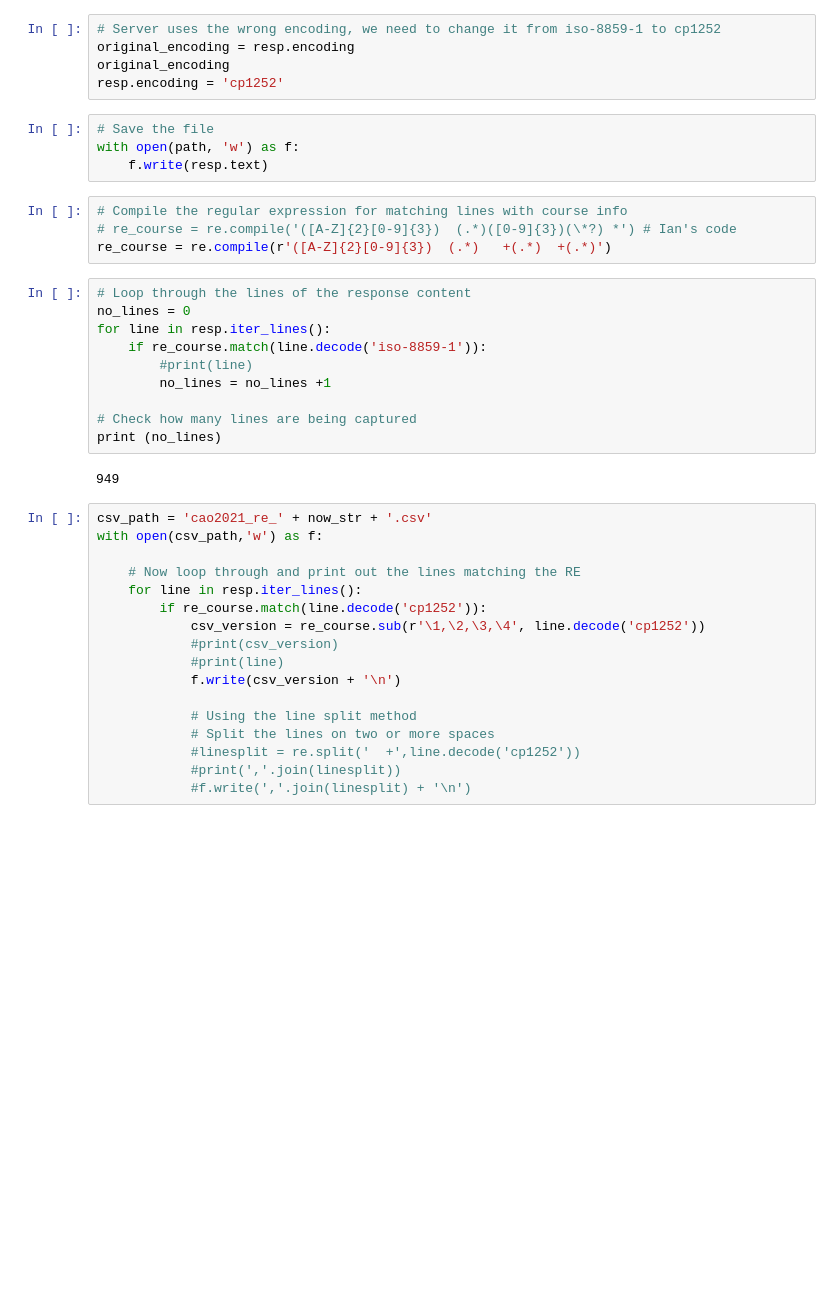
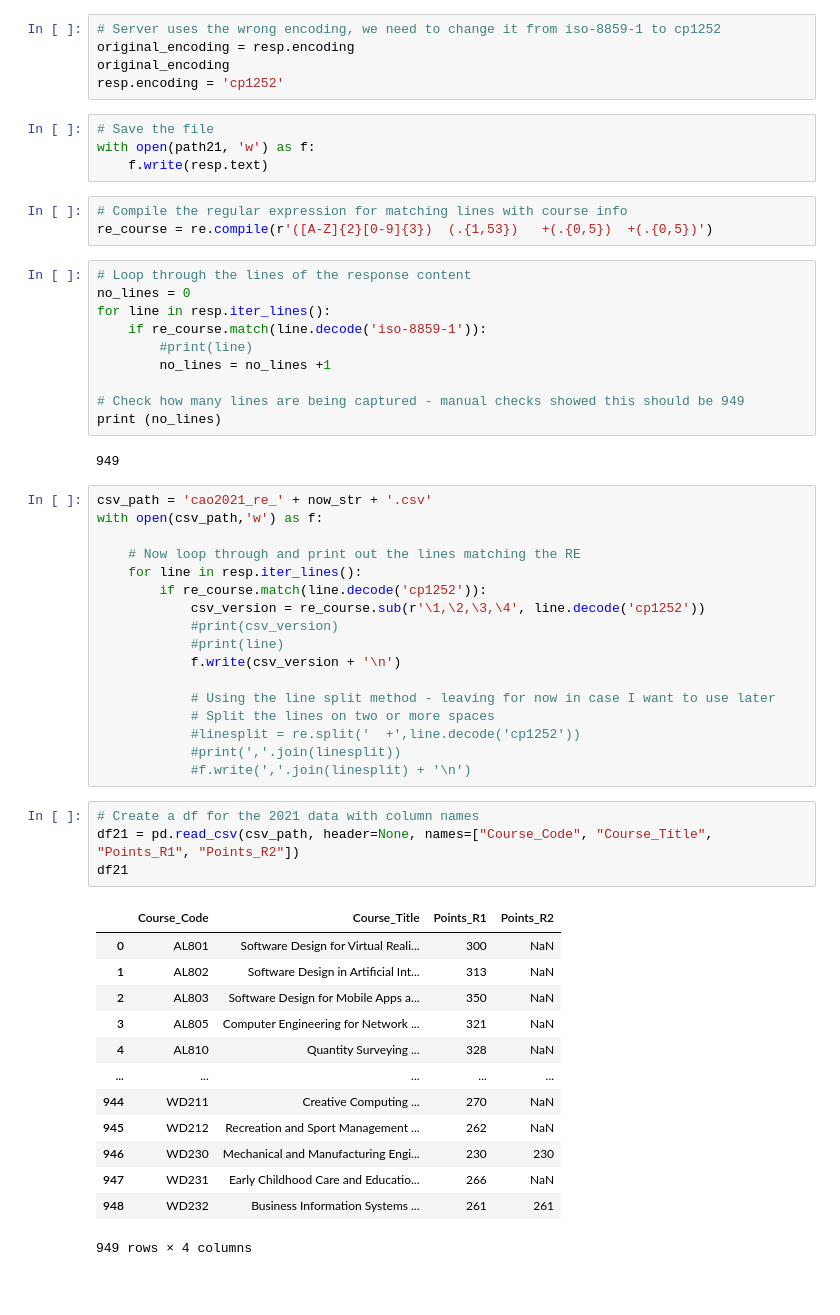
Before and after one commit to G00398258/fundsofda-assessment, a Jupyter notebook: cao.ipynb, the cells around one changed output. Drawn from its saved outputs; the diff is of its cells as text; blank space fills up the shorter version.

```diff
--- a/cao.ipynb
+++ b/cao.ipynb
@@ -39,12 +47,11 @@ original_encoding
 resp.encoding = 'cp1252'
 # %%
 # Save the file
-with open(path, 'w') as f:
+with open(path21, 'w') as f:
     f.write(resp.text)
 # %%
 # Compile the regular expression for matching lines with course info
-# re_course = re.compile('([A-Z]{2}[0-9]{3})  (.*)([0-9]{3})(\*?) *') # Ian's code
-re_course = re.compile(r'([A-Z]{2}[0-9]{3})  (.*)   +(.*)  +(.*)')
+re_course = re.compile(r'([A-Z]{2}[0-9]{3})  (.{1,53})   +(.{0,5})  +(.{0,5})')
 # %%
 # Loop through the lines of the response content
 no_lines = 0
@@ -53,7 +60,7 @@ for line in resp.iter_lines():
         #print(line)
         no_lines = no_lines +1
 
-# Check how many lines are being captured
+# Check how many lines are being captured - manual checks showed this should be 949
 print (no_lines)
 # %% [output]
 949
@@ -69,11 +76,29 @@ with open(csv_path,'w') as f:
             #print(line)
             f.write(csv_version + '\n')
 
-            # Using the line split method
+            # Using the line split method - leaving for now in case I want to use later
             # Split the lines on two or more spaces
             #linesplit = re.split('  +',line.decode('cp1252'))
             #print(','.join(linesplit))
             #f.write(','.join(linesplit) + '\n')
+# %%
+# Create a df for the 2021 data with column names
+df21 = pd.read_csv(csv_path, header=None, names=["Course_Code", "Course_Title", "Points_R1", "Points_R2"])
+df21
+# %% [output]
+|  | Course_Code | Course_Title | Points_R1 | Points_R2 |
+| 0 | AL801 | Software Design for Virtual Reali... | 300 | NaN |
+| 1 | AL802 | Software Design in Artificial Int... | 313 | NaN |
+| 2 | AL803 | Software Design for Mobile Apps a... | 350 | NaN |
+| 3 | AL805 | Computer Engineering for Network ... | 321 | NaN |
+| 4 | AL810 | Quantity Surveying ... | 328 | NaN |
+| ... | ... | ... | ... | ... |
+| 944 | WD211 | Creative Computing ... | 270 | NaN |
+| 945 | WD212 | Recreation and Sport Management ... | 262 | NaN |
+| 946 | WD230 | Mechanical and Manufacturing Engi... | 230 | 230 |
+| 947 | WD231 | Early Childhood Care and Educatio... | 266 | NaN |
+| 948 | WD232 | Business Information Systems ... | 261 | 261 |
+949 rows × 4 columns
 # %% [markdown]
 <br>
 # %% [markdown]
```
Also changed, not shown: parts of 23 cells of this notebook.
